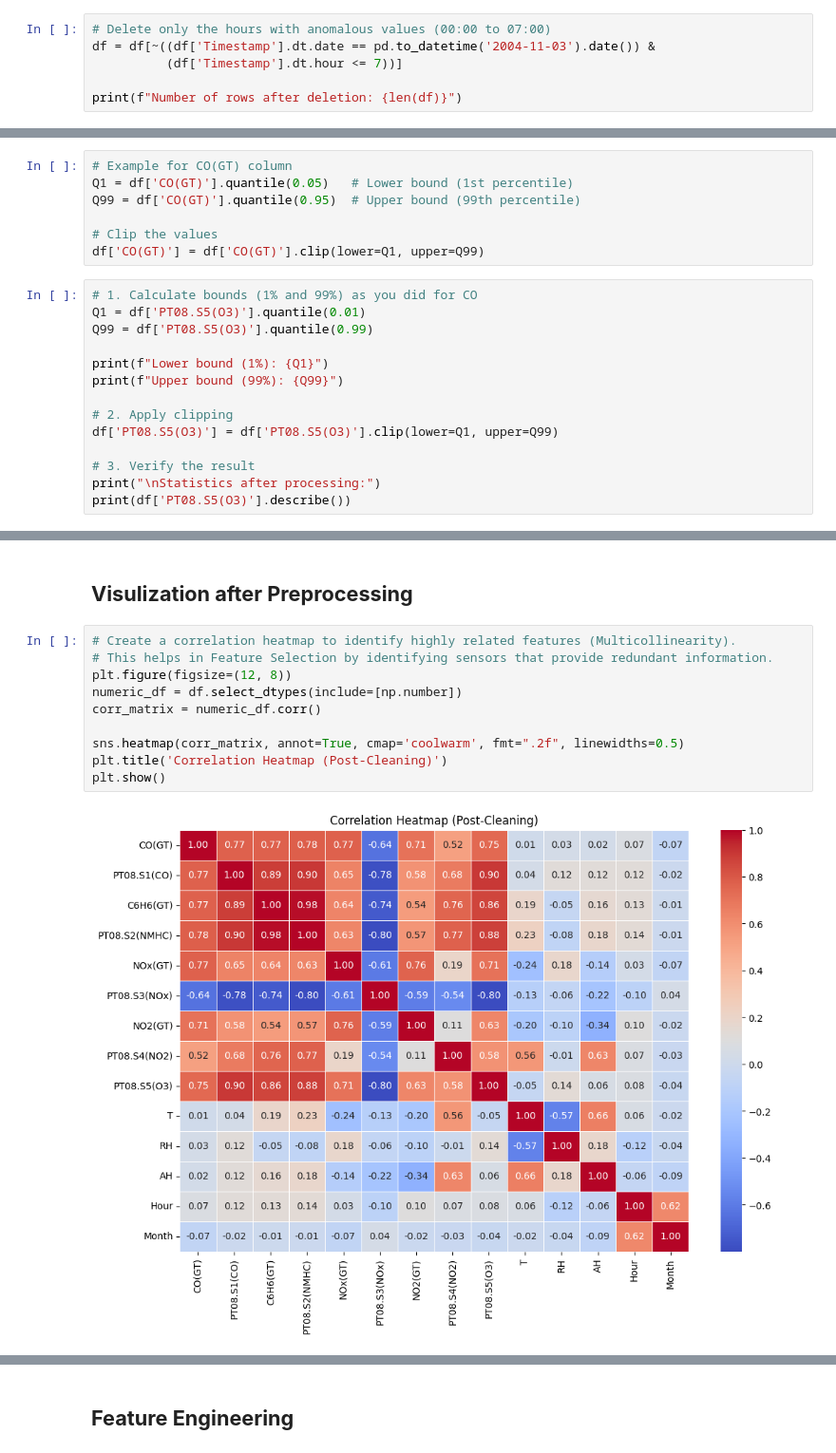
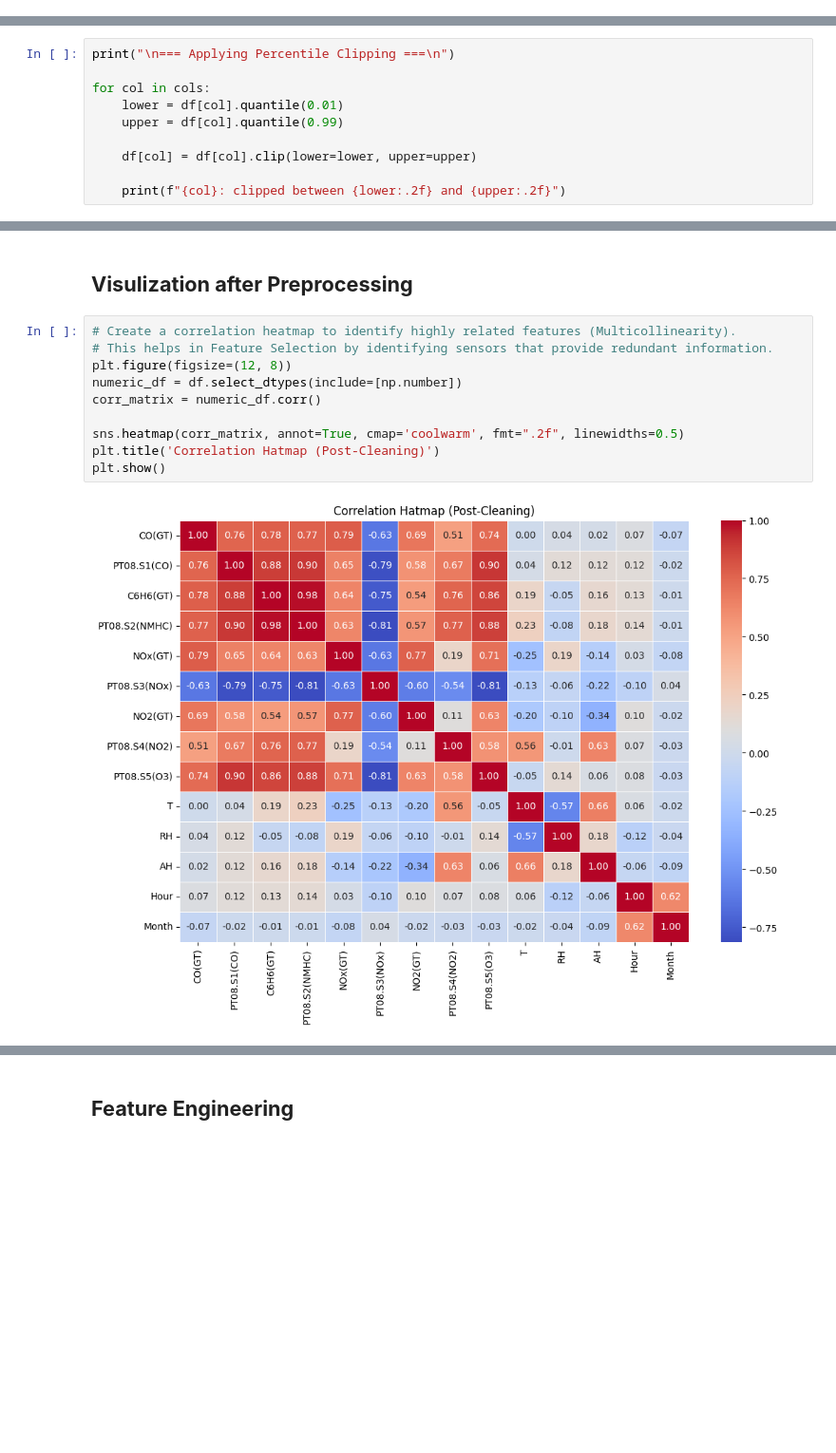
Before and after one commit to sara-dorgham/Urban-Air-Quality-Profiling, a Jupyter notebook: Air_Quality_Clustering.ipynb, the cells around one changed output, grey strips where cells are left out. Shown at 95% size. Cells and saved outputs as stored; diff of their text form; blank space fills up the shorter version.

```diff
--- a/Air_Quality_Clustering.ipynb
+++ b/Air_Quality_Clustering.ipynb
@@ -402,6 +269,0 @@ max     1935.000000    8.100000  478.000000
-# %%
-# Delete only the hours with anomalous values (00:00 to 07:00)
-df = df[~((df['Timestamp'].dt.date == pd.to_datetime('2004-11-03').date()) &
-          (df['Timestamp'].dt.hour <= 7))]
-
-print(f"Number of rows after deletion: {len(df)}")
@@ -410,21 +269,0 @@ Number of rows after deletion: 9338
-# %%
-# Example for CO(GT) column
-Q1 = df['CO(GT)'].quantile(0.05)   # Lower bound (1st percentile)
-Q99 = df['CO(GT)'].quantile(0.95)  # Upper bound (99th percentile)
-
-# Clip the values
-df['CO(GT)'] = df['CO(GT)'].clip(lower=Q1, upper=Q99)
-# %%
-# 1. Calculate bounds (1% and 99%) as you did for CO
-Q1 = df['PT08.S5(O3)'].quantile(0.01)
-Q99 = df['PT08.S5(O3)'].quantile(0.99)
-
-print(f"Lower bound (1%): {Q1}")
-print(f"Upper bound (99%): {Q99}")
-
-# 2. Apply clipping
-df['PT08.S5(O3)'] = df['PT08.S5(O3)'].clip(lower=Q1, upper=Q99)
-
-# 3. Verify the result
-print("\nStatistics after processing:")
-print(df['PT08.S5(O3)'].describe())
@@ -444,0 +270,10 @@ Name: PT08.S5(O3), dtype: float64
+# %%
+print("\n=== Applying Percentile Clipping ===\n")
+
+for col in cols:
+    lower = df[col].quantile(0.01)
+    upper = df[col].quantile(0.99)
+
+    df[col] = df[col].clip(lower=lower, upper=upper)
+
+    print(f"{col}: clipped between {lower:.2f} and {upper:.2f}")
@@ -447,15 +288,15 @@ Name: PT08.S5(O3), dtype: float64
 # %%
 # Create a correlation heatmap to identify highly related features (Multicollinearity).
 # This helps in Feature Selection by identifying sensors that provide redundant information.
 plt.figure(figsize=(12, 8))
 numeric_df = df.select_dtypes(include=[np.number])
 corr_matrix = numeric_df.corr()
 
 sns.heatmap(corr_matrix, annot=True, cmap='coolwarm', fmt=".2f", linewidths=0.5)
-plt.title('Correlation Heatmap (Post-Cleaning)')
+plt.title('Correlation Hatmap (Post-Cleaning)')
 plt.show()
 # %% [output]
-[figure, old version]
+[figure, new version]
 # %%
 fig, axes = plt.subplots(2, 2, figsize=(15, 10))
 
```
Also changed, not shown: parts of 28 cells of this notebook.
